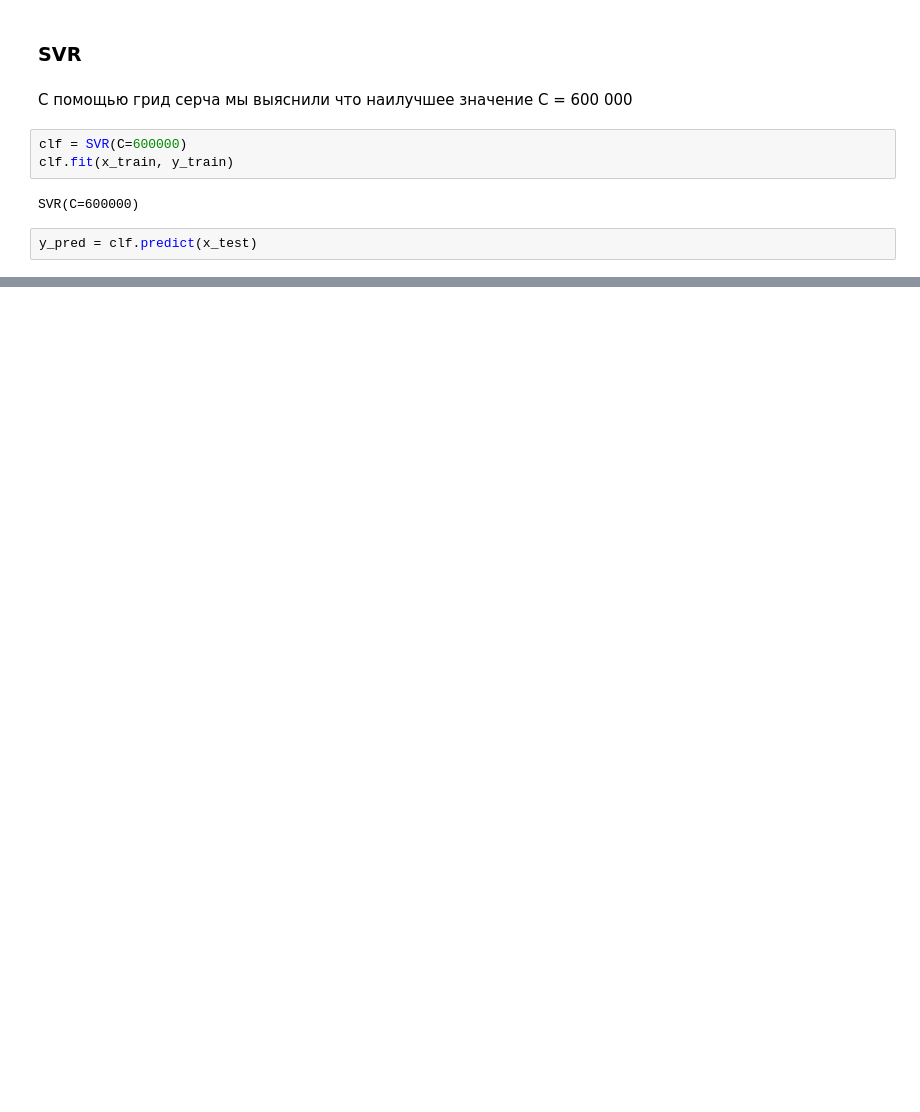
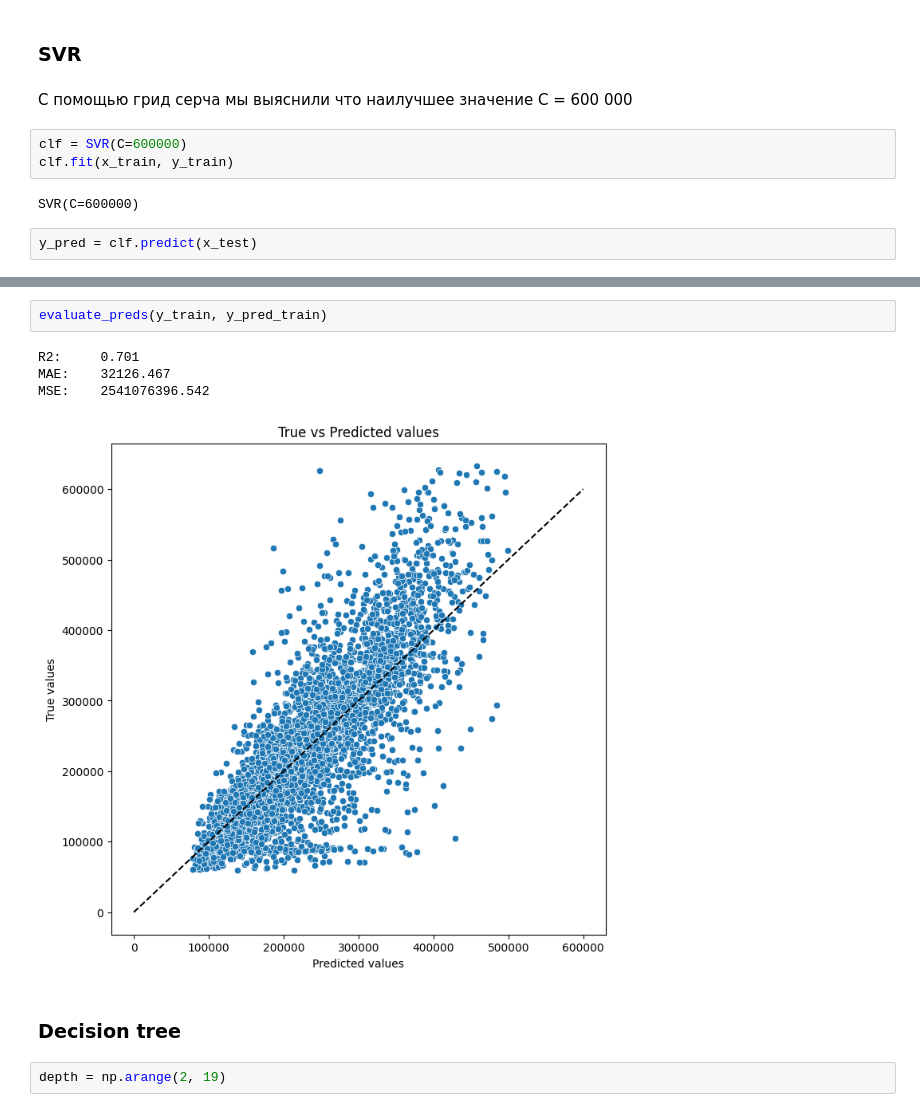
Before and after one commit to mogilyoy/house_cost_prediction, a Jupyter notebook: model_selection.ipynb, the cells around one changed output, grey strips where cells are left out. Cells and saved outputs as stored; diff of their text form; blank space fills up the shorter version.

```diff
--- a/model_selection.ipynb
+++ b/model_selection.ipynb
@@ -113,0 +155,11 @@ MSE:    2604970964.586
+# %%
+evaluate_preds(y_train, y_pred_train)
+# %% [output]
+R2:     0.701
+MAE:    32126.467
+MSE:    2541076396.542
+[figure, added]
+# %% [markdown]
+### Decision tree
+# %%
+depth = np.arange(2, 19)
```
Also changed, not shown: parts of 38 cells of this notebook, 3 other files.
